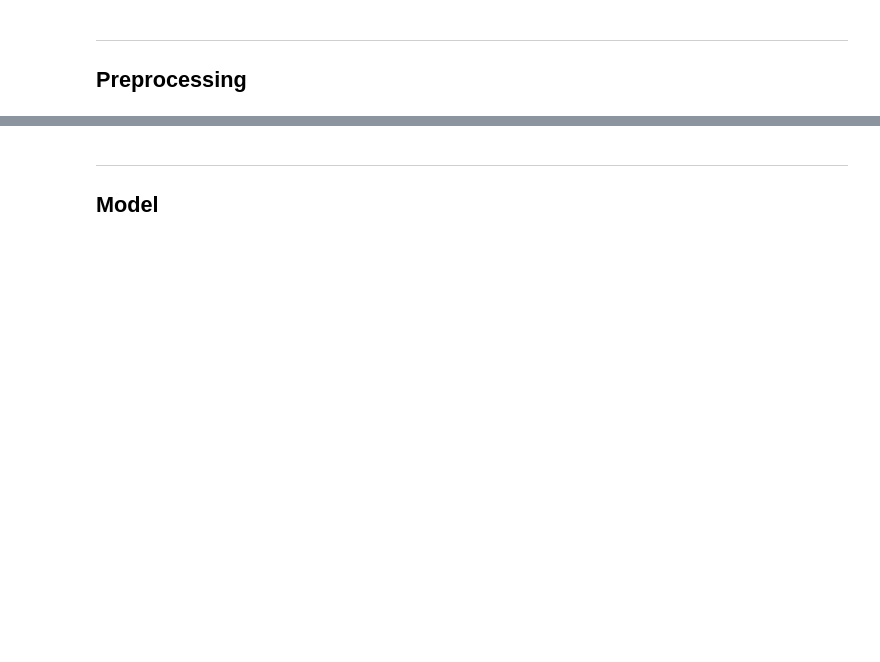
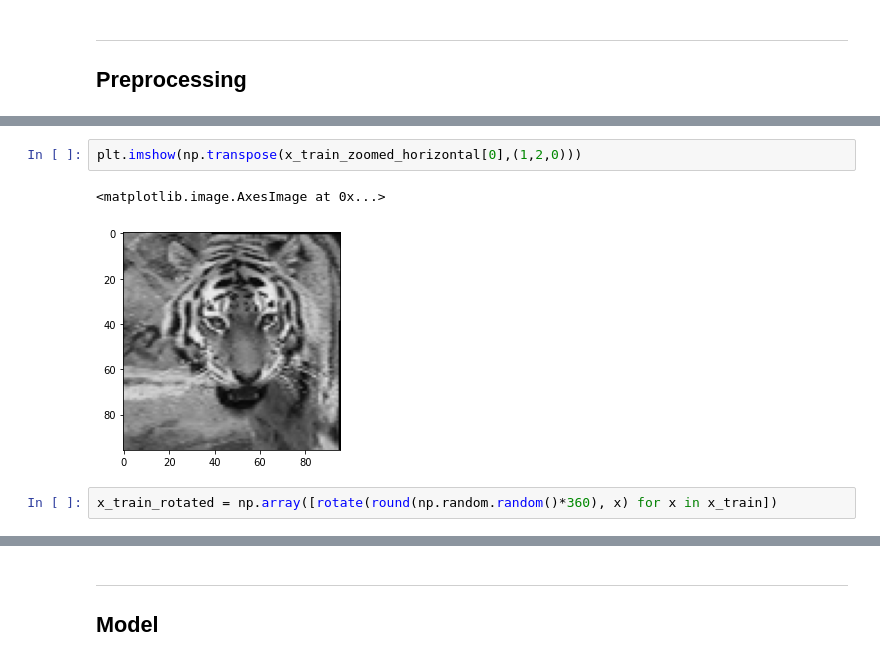
Before and after one commit to WittyTheMighty/Animal-Classification-CNN, a Jupyter notebook: final.ipynb, the cells around one changed output, grey strips where cells are left out. Drawn from its saved outputs; the diff is of its cells as text; blank space fills up the shorter version.

```diff
--- a/final.ipynb
+++ b/final.ipynb
@@ -172,0 +199,7 @@ plt.imshow(np.transpose(blur(x_train[5],0.9),(1,2,0)))
+# %%
+plt.imshow(np.transpose(x_train_zoomed_horizontal[0],(1,2,0)))
+# %% [output]
+<matplotlib.image.AxesImage at 0x...>
+[figure, added]
+# %%
+x_train_rotated = np.array([rotate(round(np.random.random()*360), x) for x in x_train])
```
Also changed, not shown: parts of 15 cells of this notebook.
